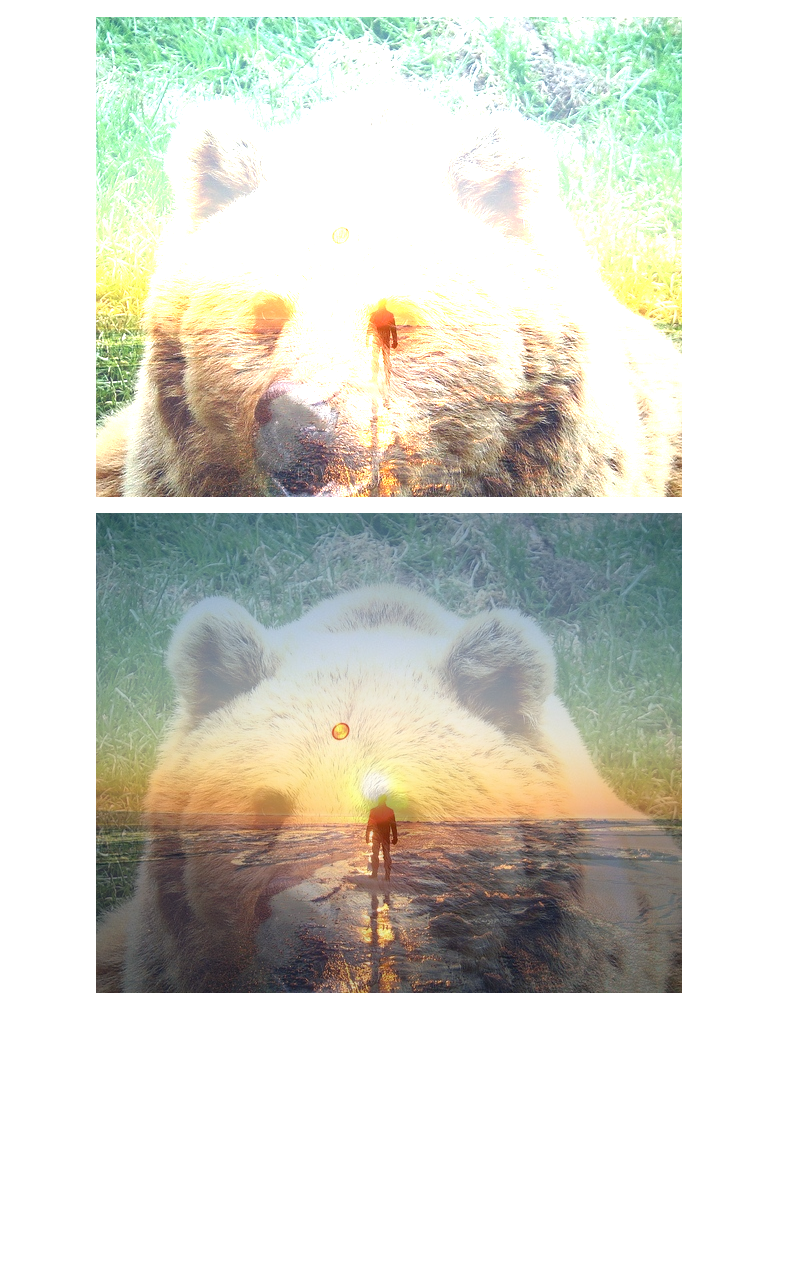
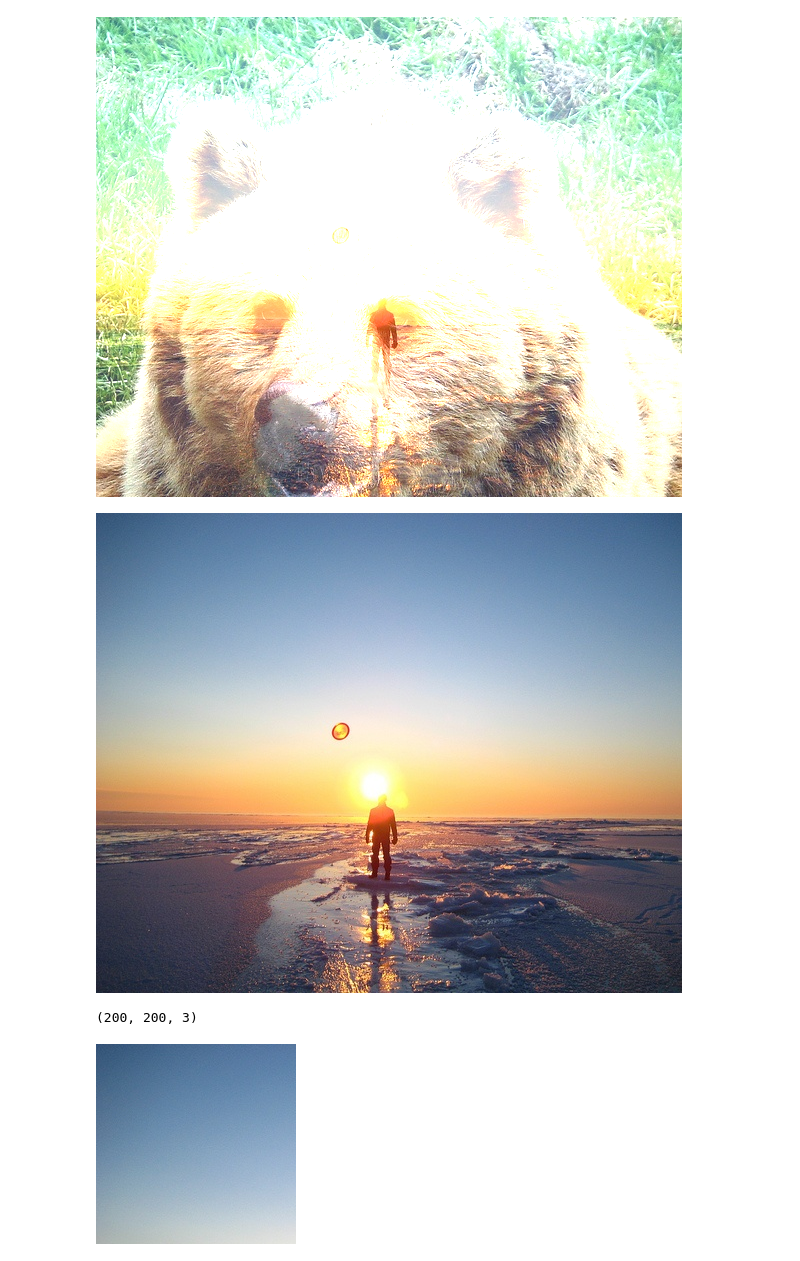
Before and after one commit to Jaro1977/Analiza-obrazu-kurs, a Jupyter notebook: 01_Intro_Open_CV.ipynb, the cells around one changed output. Cells and saved outputs as stored; diff of their text form; code cells hidden in the pictures; blank space fills up the shorter version.

```diff
--- a/01_Intro_Open_CV.ipynb
+++ b/01_Intro_Open_CV.ipynb
@@ -71,4 +73,0 @@ dst = cv2.addWeighted(src1 = img1, alpha = 0.3, src2 = img2, beta = 0.7, gamma =
-# %%
-cv2_imshow(dst)
-# %% [output]
-[figure, removed]
@@ -74,0 +79,11 @@ cv2_imshow(dst)
+# %%
+img1 = cv2.imread(filename = 'view.jpg')
+cv2_imshow(img1)
+left_top_square = img1[:200,:200]
+print(left_top_square.shape)
+# print(left_top_square)
+cv2_imshow(left_top_square)
+# %% [output]
+[figure, added]
+(200, 200, 3)
+[figure, added]
```
Also changed, not shown: parts of 7 cells of this notebook.
